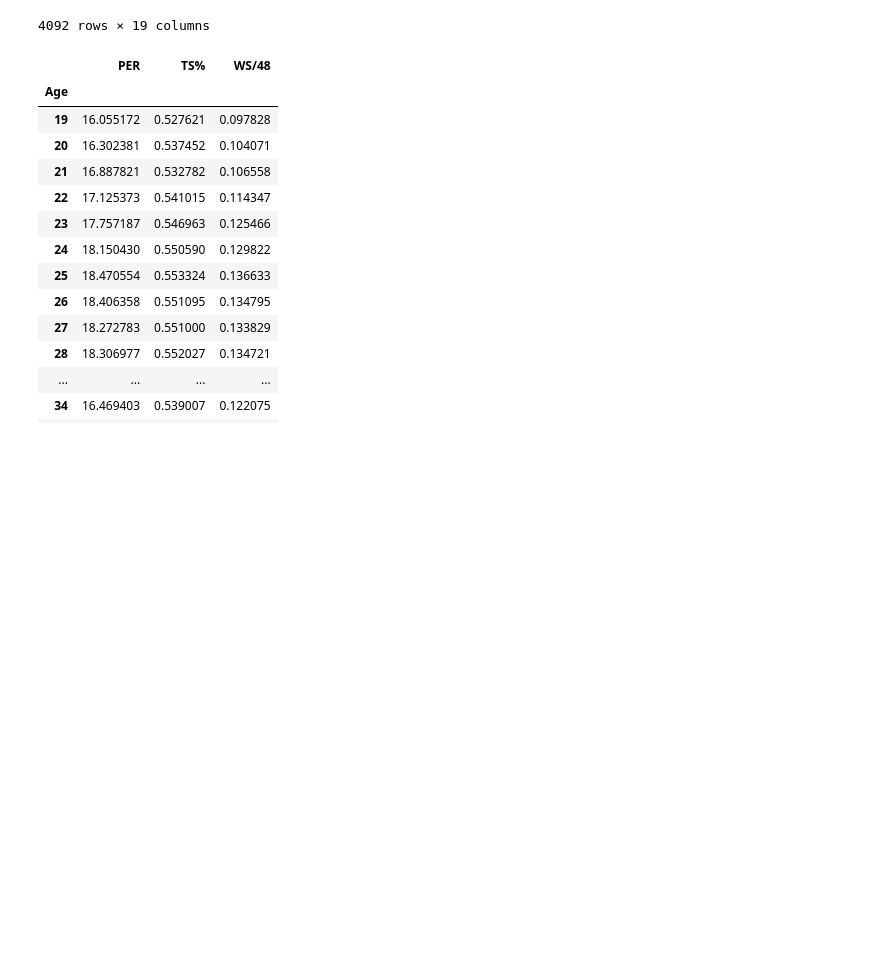
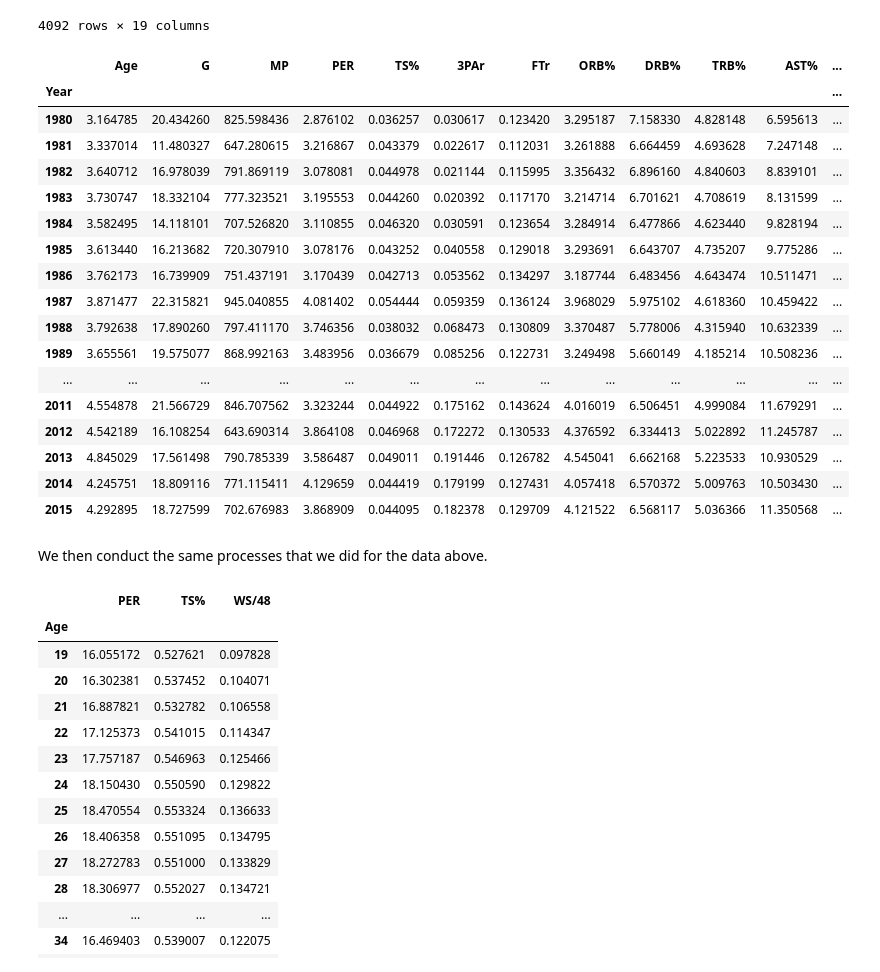
Before and after one commit to jtlaurel/NBA-age-analysis, a Jupyter notebook: data_analysis.ipynb, the cells around one changed output. Cells and saved outputs as stored; diff of their text form; code cells hidden in the pictures; blank space fills up the shorter version.

```diff
--- a/data_analysis.ipynb
+++ b/data_analysis.ipynb
@@ -365,6 +417,29 @@ data_top
 | 16724 | 2015 | NOP | Jeff Withey | 24 | 37 | 259 | 17.6 | 0.570 | 0.000 | 0.781 | 10.1 | ... |
 | 16782 | 2015 | MIN | Kevin Garnett | 38 | 5 | 98 | 19.3 | 0.580 | 0.032 | 0.129 | 2.3 | ... |
 4092 rows × 19 columns
+# %%
+data_top.groupby('Year').aggregate(np.std)
+# %% [output]
+|  | Age | G | MP | PER | TS% | 3PAr | FTr | ORB% | DRB% | TRB% | AST% | ... |
+| Year |  |  |  |  |  |  |  |  |  |  |  | ... |
+| 1980 | 3.164785 | 20.434260 | 825.598436 | 2.876102 | 0.036257 | 0.030617 | 0.123420 | 3.295187 | 7.158330 | 4.828148 | 6.595613 | ... |
+| 1981 | 3.337014 | 11.480327 | 647.280615 | 3.216867 | 0.043379 | 0.022617 | 0.112031 | 3.261888 | 6.664459 | 4.693628 | 7.247148 | ... |
+| 1982 | 3.640712 | 16.978039 | 791.869119 | 3.078081 | 0.044978 | 0.021144 | 0.115995 | 3.356432 | 6.896160 | 4.840603 | 8.839101 | ... |
+| 1983 | 3.730747 | 18.332104 | 777.323521 | 3.195553 | 0.044260 | 0.020392 | 0.117170 | 3.214714 | 6.701621 | 4.708619 | 8.131599 | ... |
+| 1984 | 3.582495 | 14.118101 | 707.526820 | 3.110855 | 0.046320 | 0.030591 | 0.123654 | 3.284914 | 6.477866 | 4.623440 | 9.828194 | ... |
+| 1985 | 3.613440 | 16.213682 | 720.307910 | 3.078176 | 0.043252 | 0.040558 | 0.129018 | 3.293691 | 6.643707 | 4.735207 | 9.775286 | ... |
+| 1986 | 3.762173 | 16.739909 | 751.437191 | 3.170439 | 0.042713 | 0.053562 | 0.134297 | 3.187744 | 6.483456 | 4.643474 | 10.511471 | ... |
+| 1987 | 3.871477 | 22.315821 | 945.040855 | 4.081402 | 0.054444 | 0.059359 | 0.136124 | 3.968029 | 5.975102 | 4.618360 | 10.459422 | ... |
+| 1988 | 3.792638 | 17.890260 | 797.411170 | 3.746356 | 0.038032 | 0.068473 | 0.130809 | 3.370487 | 5.778006 | 4.315940 | 10.632339 | ... |
+| 1989 | 3.655561 | 19.575077 | 868.992163 | 3.483956 | 0.036679 | 0.085256 | 0.122731 | 3.249498 | 5.660149 | 4.185214 | 10.508236 | ... |
+| ... | ... | ... | ... | ... | ... | ... | ... | ... | ... | ... | ... | ... |
+| 2011 | 4.554878 | 21.566729 | 846.707562 | 3.323244 | 0.044922 | 0.175162 | 0.143624 | 4.016019 | 6.506451 | 4.999084 | 11.679291 | ... |
+| 2012 | 4.542189 | 16.108254 | 643.690314 | 3.864108 | 0.046968 | 0.172272 | 0.130533 | 4.376592 | 6.334413 | 5.022892 | 11.245787 | ... |
+| 2013 | 4.845029 | 17.561498 | 790.785339 | 3.586487 | 0.049011 | 0.191446 | 0.126782 | 4.545041 | 6.662168 | 5.223533 | 10.930529 | ... |
+| 2014 | 4.245751 | 18.809116 | 771.115411 | 4.129659 | 0.044419 | 0.179199 | 0.127431 | 4.057418 | 6.570372 | 5.009763 | 10.503430 | ... |
+| 2015 | 4.292895 | 18.727599 | 702.676983 | 3.868909 | 0.044095 | 0.182378 | 0.129709 | 4.121522 | 6.568117 | 5.036366 | 11.350568 | ... |
+# %% [markdown]
+We then conduct the same processes that we did for the data above.
 # %%
 top_means = data_top.groupby('Age').aggregate(np.mean)
 top_means = top_means.loc[19:38]
```
Also changed, not shown: parts of 21 cells of this notebook, 3 other files.
